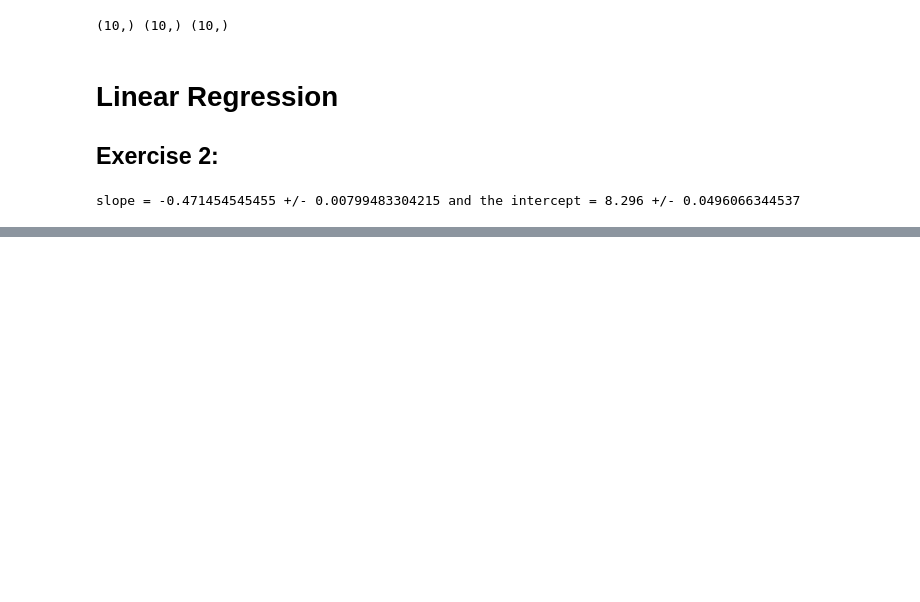
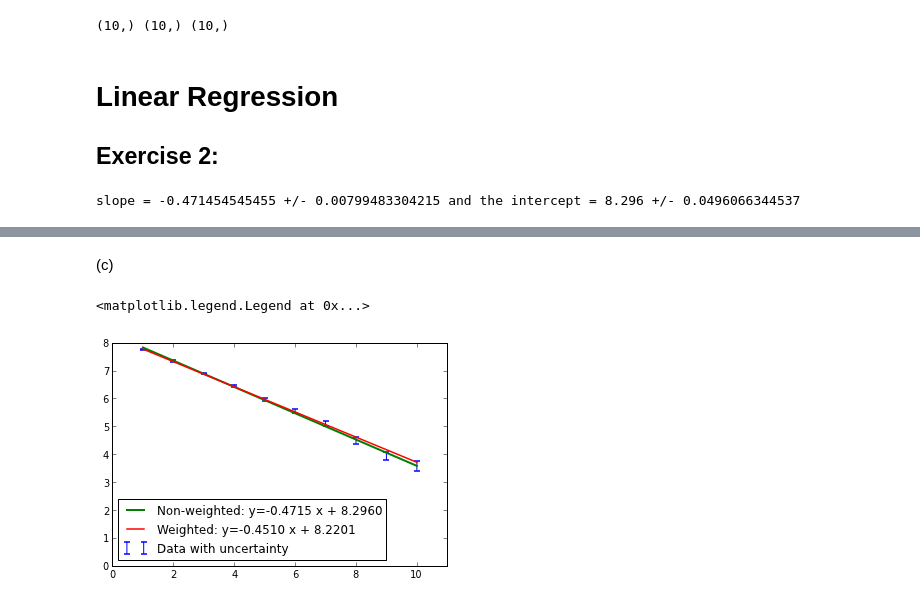
Before and after one commit to jdfreder/MCG, a Jupyter notebook: Week9/DataIO.ipynb, the cells around one changed output, grey strips where cells are left out. Saved outputs shown, nothing was run; the diff lists cells and outputs as text; code cells hidden in the pictures; blank space fills up the shorter version.

```diff
--- a/Week9/DataIO.ipynb
+++ b/Week9/DataIO.ipynb
@@ -128,0 +137,8 @@ linelabel="y=%.4f x + %.4f" % (m,b)
+# %%
+def WeightedLinearLeastSquaresFit(x,y,w):
+    """Take in arrays representing (x,y) values for a set of linearly varying data and an array of weights (w). Perform a weighted linear least squares regression. Return the resulting slope and intercept parameters of the best fit line with their uncertainties."""
+    slope=(sum(w)*sum(w*x*y)-sum(w*x)*sum(w*y))/(sum(w)*sum(w*x**2)-(sum(w*x))**2)
+    intercept=(sum(w*x**2)*sum(w*y)-sum(w*x)*sum(w*x*y))/(sum(w)*sum(w*x**2)-(sum(w*x))**2)
+    slerr=sqrt(sum(w)/(sum(w)*sum(w*x**2)-(sum(w*x))**2))
+    interr=sqrt(sum(w*x**2)/(sum(w)*sum(w*x**2)-(sum(w*x))**2))
+    return slope,slerr,intercept,interr
@@ -128,0 +154,14 @@ linelabel="y=%.4f x + %.4f" % (m,b)
+# %% [markdown]
+(c)
+# %%
+errorbar(x,y,yerr=sigy,fmt=' ',capthick=1.5,label='Data with uncertainty')
+linelabel='y=%.4f x + %.4f' %(LinearLeastSquaresFit(x,y)[0],LinearLeastSquaresFit(x,y)[1])
+weightedlinelabel='y=%.4f x + %.4f' %(WeightedLinearLeastSquaresFit(x,y,w)[0],WeightedLinearLeastSquaresFit(x,y,w)[2])
+plot(x,LinearLeastSquaresFit(x,y)[0]*x+LinearLeastSquaresFit(x,y)[1],lw=2,label="Non-weighted: "+linelabel)
+plot(x,WeightedLinearLeastSquaresFit(x,y,w)[0]*x+WeightedLinearLeastSquaresFit(x,y,w)[2],lw=1.5,label="Weighted: "+weightedlinelabel)
+xlim(0,11)
+ylim(0,8)
+legend(loc='lower left')
+# %% [output]
+<matplotlib.legend.Legend at 0x...>
+[figure, added]
```
Also changed, not shown: parts of 5 cells of this notebook.
